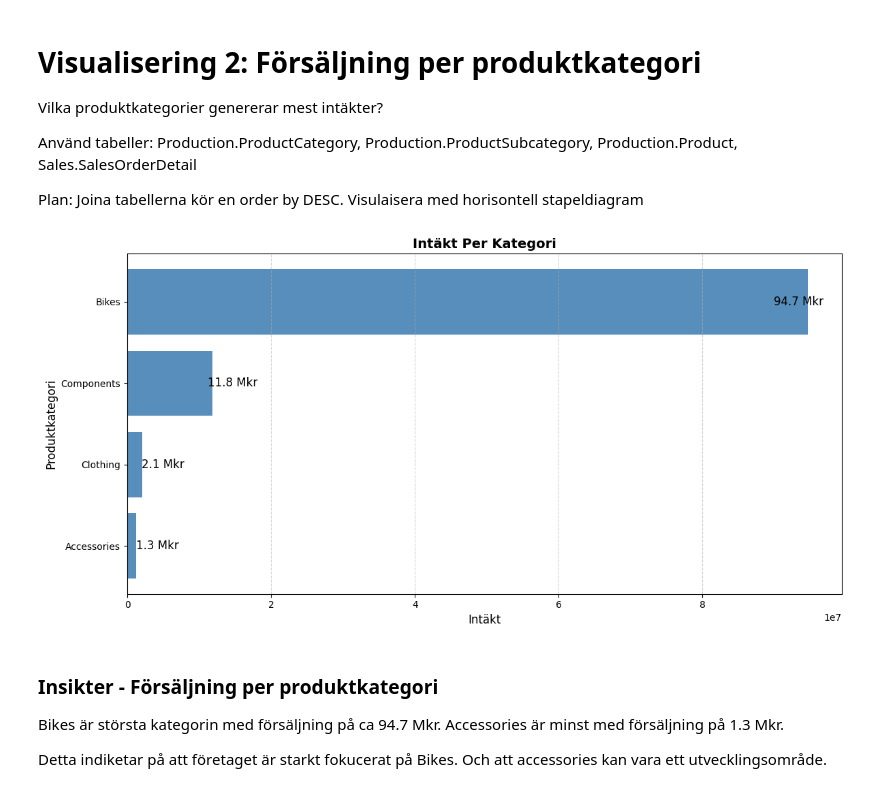
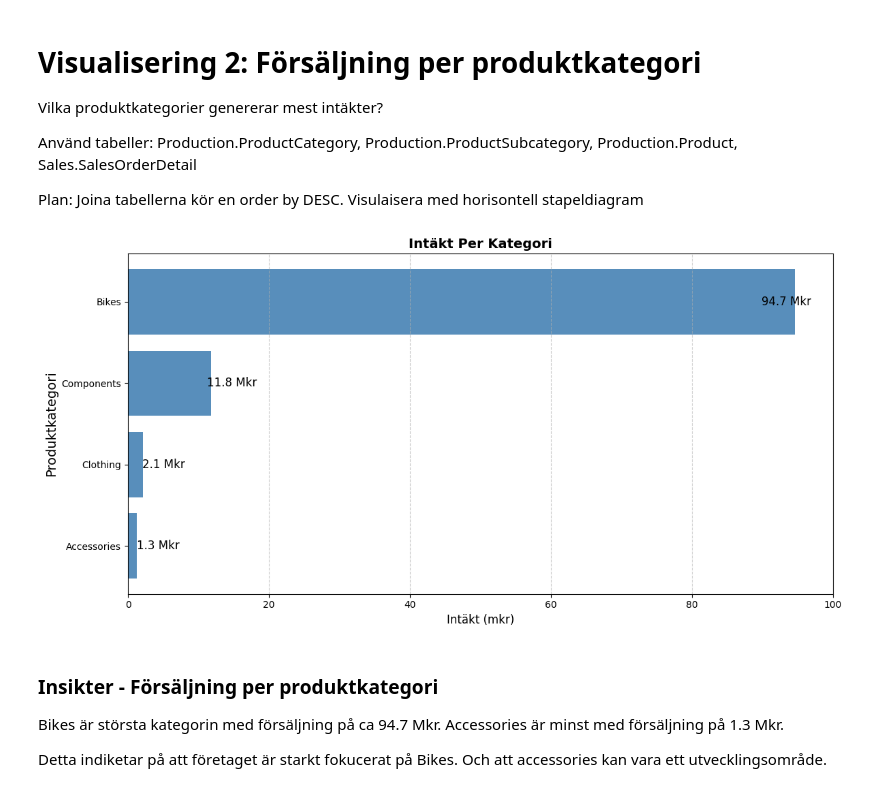
Before and after one commit to Jack-JackAttack/AdventureWorks, a Jupyter notebook: analys.ipynb, the cells around one changed output. Cells and saved outputs as stored; diff of their text form; code cells hidden in the pictures.

```diff
--- a/analys.ipynb
+++ b/analys.ipynb
@@ -154,35 +111,37 @@ FROM Production.ProductCategory ppc
 INNER JOIN Production.ProductSubcategory ppsc
     ON ppsc.ProductCategoryID = ppc.ProductCategoryID
 INNER JOIN Production.Product pp
     ON pp.ProductSubcategoryID = ppsc.ProductSubcategoryID
 INNER JOIN sales.SalesOrderDetail ssod
     ON ssod.ProductID = pp.ProductID
 GROUP BY
     ppc.ProductCategoryID,
     ppc.Name
 ORDER BY IntäktPerKategori DESC
 '''
 
 df_vis2 = query_df(query_vis_2)
 
 
 fig, ax = plt.subplots(figsize=(12, 6))
 
 V.barh(
     ax,
     df_vis2,
     x_col="IntäktPerKategori",
     y_col="Name",
     title="Intäkt Per Kategori",
-    xlabel="Intäkt",
+    xlabel="Intäkt (mkr)",
     ylabel="Produktkategori"
 )
 
+ax.set_xlim(0, 100_000_000)
 ax.invert_yaxis()
+
 plt.tight_layout()
 plt.show()
 # %% [output]
-[figure, old version]
+[figure, new version]
 # %% [markdown]
 ### Insikter - Försäljning per produktkategori
 Bikes är största kategorin med försäljning på ca 94.7 Mkr.
```
Also changed, not shown: parts of 5 cells of this notebook, 2 other files.
